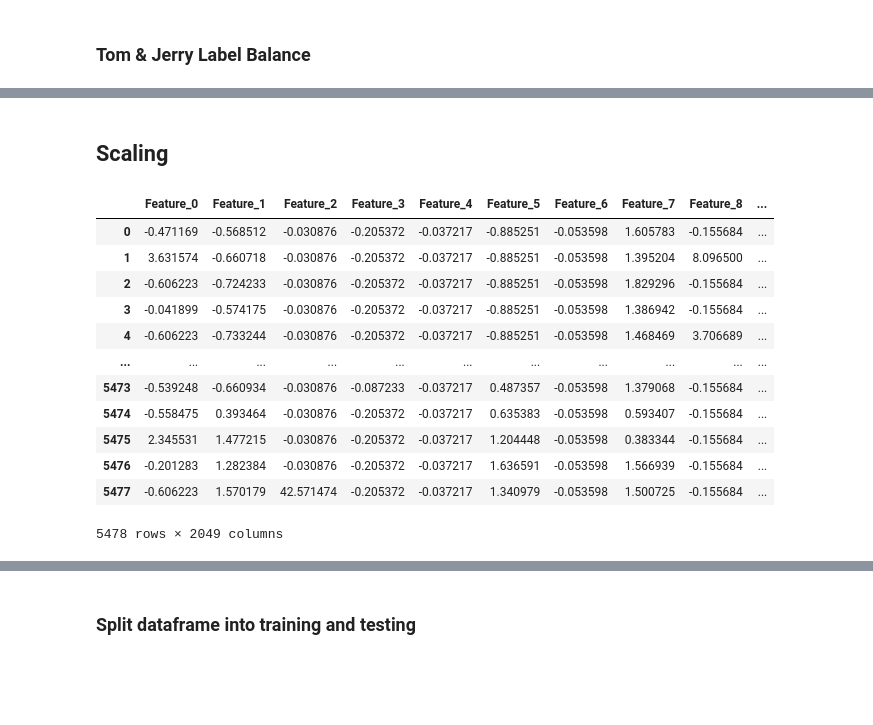
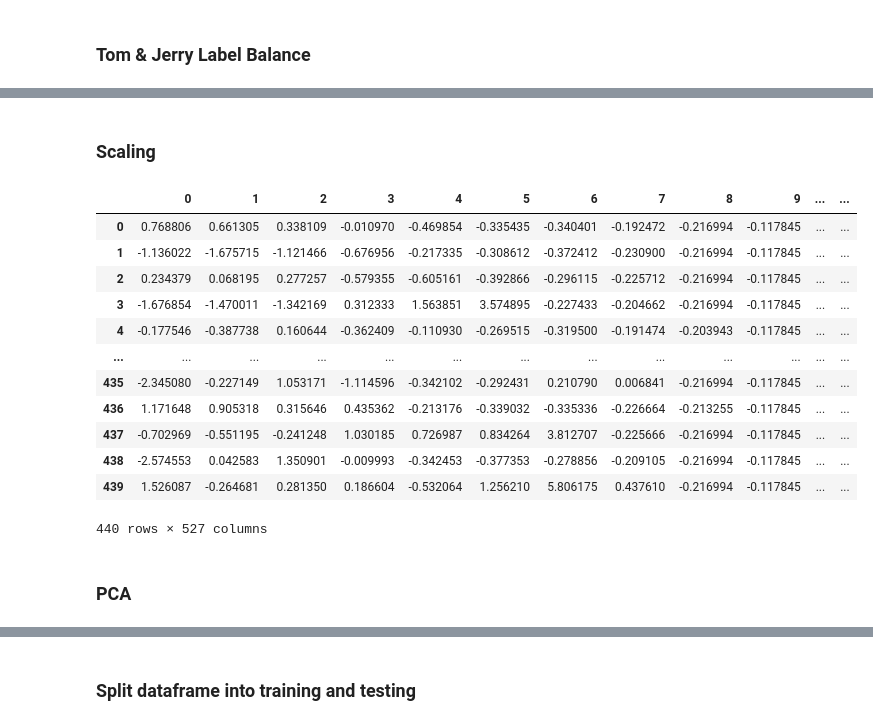
Before and after one commit to Gaoux/image-classification, a Jupyter notebook: Image_Classification.ipynb, the cells around one changed output, grey strips where cells are left out. Saved outputs shown, nothing was run; the diff lists cells and outputs as text; code cells hidden in the pictures; blank space fills up the shorter version.

Commit message:
Chamge features extraction to not use CNN

```diff
--- a/Image_Classification.ipynb
+++ b/Image_Classification.ipynb
@@ -64,5 +64,7 @@ squarify.plot(image_counts, label = label_categories, color = colors, text_kwarg
 
 plt.title("Tom & Jerry Label Balance", fontsize = 15)
 plt.axis("off")
-image_counts
+
+for i, count in enumerate(image_counts):
+    print(f"{label_categories[i]}: {count}", end="  ")
 # %% [output]
@@ -73,11 +157,26 @@ image_counts
 # %%
+data = []
+labels = []
+imgs_per_subfolder = 110
+
+# Assuming subfolders is a list containing the subfolder names
 for label, subfolder in enumerate(subfolders):
     folder_path = os.path.join(data_dir, subfolder)
     image_files = os.listdir(folder_path)
+    count = 0  # Initialize counter for the number of images processed for this subfolder
     for image_file in image_files:
-        data.append(os.path.join(subfolder, image_file))
-        labels.append(label)
+        if count >= imgs_per_subfolder:
+            break
+        image_path = os.path.join(folder_path, image_file)
+        try:
+            image_info = extract_features(image_path)
+            # Add image info and label to lists
+            data.append(image_info)
+            labels.append(label)
+            count += 1  # Increment the counter
+        except Exception as e:
+            print(f"Error processing {image_path}: {e}")
 
-
-# Create a DataFrame from the data and labels
-df = pd.DataFrame({'image_path': data, 'label': labels})
+# Create a DataFrame
+df = pd.DataFrame(data)
+df['Label'] = labels
@@ -371,32 +228,36 @@ Length: 2049, dtype: int64
+# %%
+df.dropna(axis=1, inplace=True)
 # %% [markdown]
-## Scaling
+### Scaling
 # %%
 # Separate features and labels
-X = data_df.drop(columns='Label')
-y = data_df['Label']
+X = df.drop(columns='Label')
+y = df['Label']
 
 # Initialize the StandardScaler
 scaler = StandardScaler()
 
 # Fit and transform the training features
 X_scaled = scaler.fit_transform(X)
 
 # Create new DataFrames with the scaled features
 df_scaled = pd.DataFrame(X_scaled, columns=X.columns)
 df_scaled['Label'] = y
 
 df_scaled
 # %% [output]
-|  | Feature_0 | Feature_1 | Feature_2 | Feature_3 | Feature_4 | Feature_5 | Feature_6 | Feature_7 | Feature_8 | ... |
-| 0 | -0.471169 | -0.568512 | -0.030876 | -0.205372 | -0.037217 | -0.885251 | -0.053598 | 1.605783 | -0.155684 | ... |
-| 1 | 3.631574 | -0.660718 | -0.030876 | -0.205372 | -0.037217 | -0.885251 | -0.053598 | 1.395204 | 8.096500 | ... |
-| 2 | -0.606223 | -0.724233 | -0.030876 | -0.205372 | -0.037217 | -0.885251 | -0.053598 | 1.829296 | -0.155684 | ... |
-| 3 | -0.041899 | -0.574175 | -0.030876 | -0.205372 | -0.037217 | -0.885251 | -0.053598 | 1.386942 | -0.155684 | ... |
-| 4 | -0.606223 | -0.733244 | -0.030876 | -0.205372 | -0.037217 | -0.885251 | -0.053598 | 1.468469 | 3.706689 | ... |
-| ... | ... | ... | ... | ... | ... | ... | ... | ... | ... | ... |
-| 5473 | -0.539248 | -0.660934 | -0.030876 | -0.087233 | -0.037217 | 0.487357 | -0.053598 | 1.379068 | -0.155684 | ... |
-| 5474 | -0.558475 | 0.393464 | -0.030876 | -0.205372 | -0.037217 | 0.635383 | -0.053598 | 0.593407 | -0.155684 | ... |
-| 5475 | 2.345531 | 1.477215 | -0.030876 | -0.205372 | -0.037217 | 1.204448 | -0.053598 | 0.383344 | -0.155684 | ... |
-| 5476 | -0.201283 | 1.282384 | -0.030876 | -0.205372 | -0.037217 | 1.636591 | -0.053598 | 1.566939 | -0.155684 | ... |
-| 5477 | -0.606223 | 1.570179 | 42.571474 | -0.205372 | -0.037217 | 1.340979 | -0.053598 | 1.500725 | -0.155684 | ... |
+|  | 0 | 1 | 2 | 3 | 4 | 5 | 6 | 7 | 8 | 9 | ... | ... |
+| 0 | 0.768806 | 0.661305 | 0.338109 | -0.010970 | -0.469854 | -0.335435 | -0.340401 | -0.192472 | -0.216994 | -0.117845 | ... | ... |
+| 1 | -1.136022 | -1.675715 | -1.121466 | -0.676956 | -0.217335 | -0.308612 | -0.372412 | -0.230900 | -0.216994 | -0.117845 | ... | ... |
+| 2 | 0.234379 | 0.068195 | 0.277257 | -0.579355 | -0.605161 | -0.392866 | -0.296115 | -0.225712 | -0.216994 | -0.117845 | ... | ... |
+| 3 | -1.676854 | -1.470011 | -1.342169 | 0.312333 | 1.563851 | 3.574895 | -0.227433 | -0.204662 | -0.216994 | -0.117845 | ... | ... |
+| 4 | -0.177546 | -0.387738 | 0.160644 | -0.362409 | -0.110930 | -0.269515 | -0.319500 | -0.191474 | -0.203943 | -0.117845 | ... | ... |
+| ... | ... | ... | ... | ... | ... | ... | ... | ... | ... | ... | ... | ... |
+| 435 | -2.345080 | -0.227149 | 1.053171 | -1.114596 | -0.342102 | -0.292431 | 0.210790 | 0.006841 | -0.216994 | -0.117845 | ... | ... |
+| 436 | 1.171648 | 0.905318 | 0.315646 | 0.435362 | -0.213176 | -0.339032 | -0.335336 | -0.226664 | -0.213255 | -0.117845 | ... | ... |
+| 437 | -0.702969 | -0.551195 | -0.241248 | 1.030185 | 0.726987 | 0.834264 | 3.812707 | -0.225666 | -0.216994 | -0.117845 | ... | ... |
+| 438 | -2.574553 | 0.042583 | 1.350901 | -0.009993 | -0.342453 | -0.377353 | -0.278856 | -0.209105 | -0.216994 | -0.117845 | ... | ... |
+| 439 | 1.526087 | -0.264681 | 0.281350 | 0.186604 | -0.532064 | 1.256210 | 5.806175 | 0.437610 | -0.216994 | -0.117845 | ... | ... |
-5478 rows × 2049 columns
+440 rows × 527 columns
+# %% [markdown]
+### PCA
```
Also changed, not shown: parts of 61 cells of this notebook, 1 other file.
